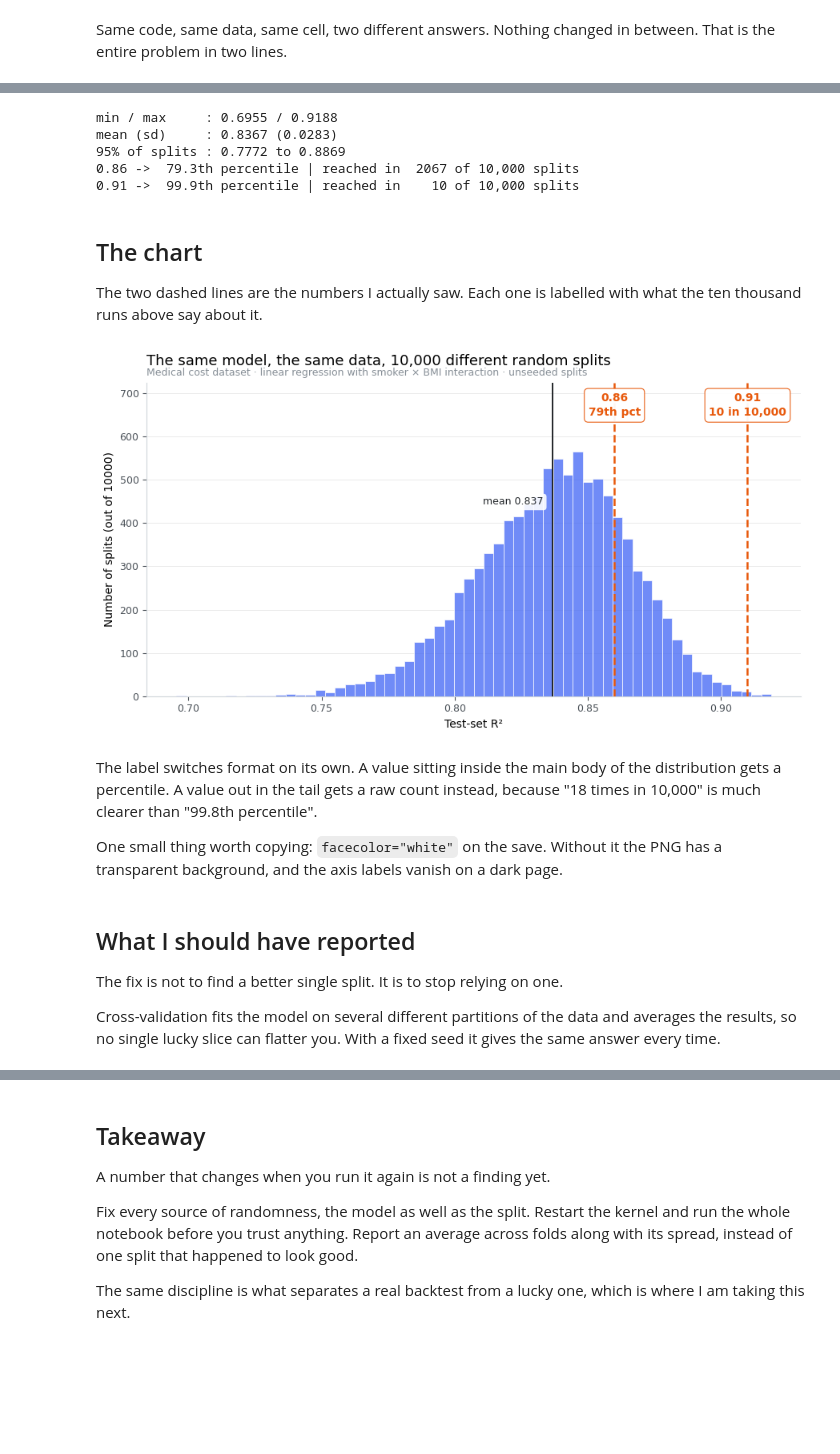
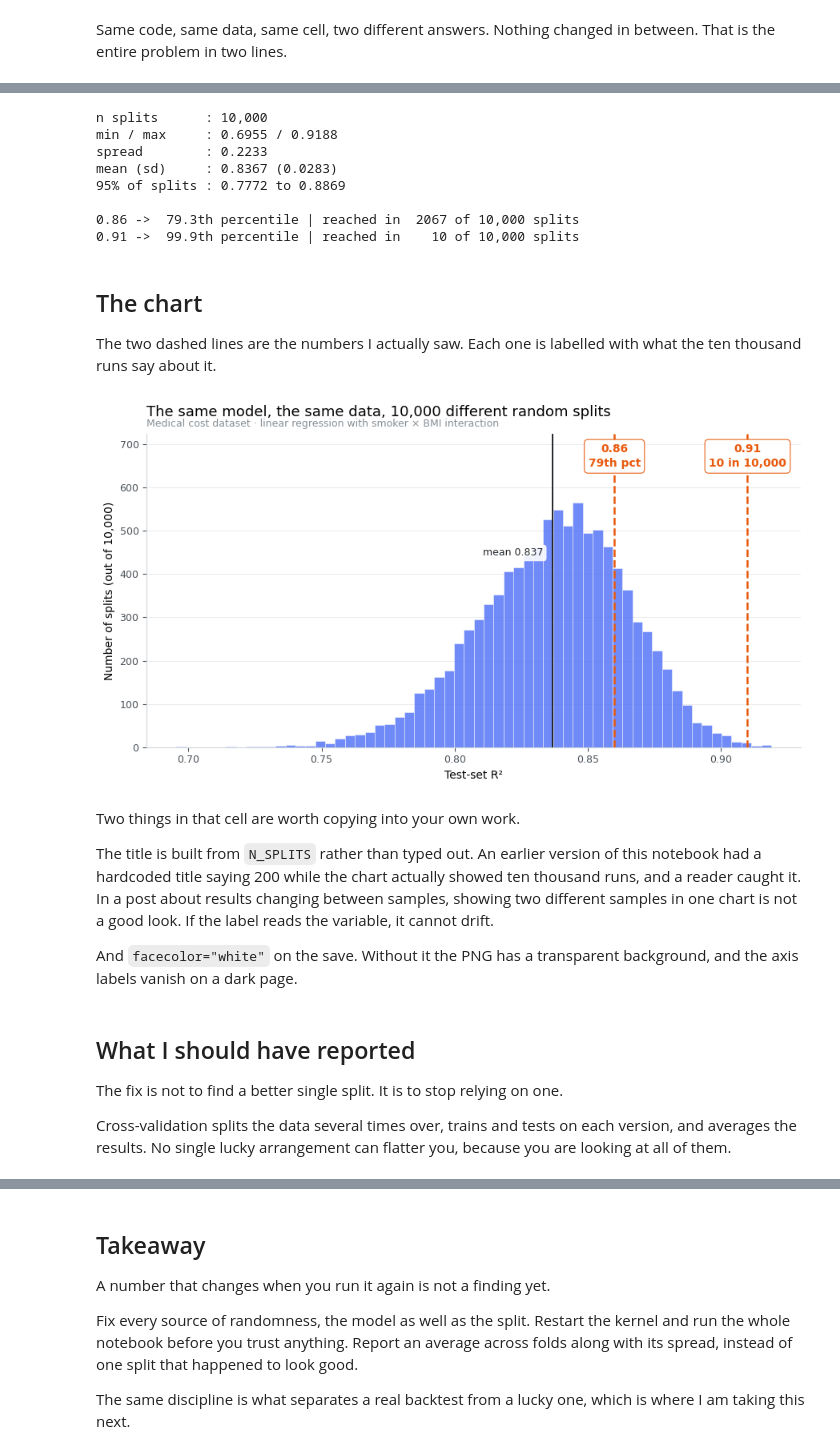
Before and after one commit to exanteblog/ex-ante-notebooks, a Jupyter notebook: 2026-09-r-squared/r2_split_variability.ipynb, the cells around one changed output, grey strips where cells are left out. Saved outputs shown, nothing was run; the diff lists cells and outputs as text; code cells hidden in the pictures; blank space fills up the shorter version.

```diff
--- a/2026-09-r-squared/r2_split_variability.ipynb
+++ b/2026-09-r-squared/r2_split_variability.ipynb
@@ -123,10 +128,11 @@ Run the next cell. Then run it again.
 # %%
 rng = np.random.default_rng(20260906)
+
 
 def fit_once(X, y, test_size=0.2):
     X_tr, X_te, y_tr, y_te = train_test_split(
         X, y, test_size=test_size,
-        random_state=int(rng.integers(0, 2**31 - 1))
+        random_state=int(rng.integers(0, 2**31 - 1)),
     )
     return LinearRegression().fit(X_tr, y_tr).score(X_te, y_te)
 
@@ -148,33 +154,39 @@ seconds and lets me put a real number on each of the two values I saw that night
 # %%
 N_SPLITS = 10_000
-MY_VALUES = [0.86, 0.91]
+MY_VALUES = [0.86, 0.91]   # the two numbers I saw that night
 
 scores = np.array([fit_once(X, y) for _ in range(N_SPLITS)])
 
 lo, hi = np.percentile(scores, [2.5, 97.5])
+print(f"n splits      : {N_SPLITS:,}")
 print(f"min / max     : {scores.min():.4f} / {scores.max():.4f}")
+print(f"spread        : {scores.max() - scores.min():.4f}")
 print(f"mean (sd)     : {scores.mean():.4f} ({scores.std():.4f})")
 print(f"95% of splits : {lo:.4f} to {hi:.4f}")
+print()
 
 for v in MY_VALUES:
     pct = (scores < v).mean() * 100
     hits = int((scores >= v).sum())
     print(f"{v:.2f} -> {pct:5.1f}th percentile | reached in {hits:>5} of {N_SPLITS:,} splits")
 # %% [output]
+n splits      : 10,000
 min / max     : 0.6955 / 0.9188
+spread        : 0.2233
 mean (sd)     : 0.8367 (0.0283)
 95% of splits : 0.7772 to 0.8869
+
 0.86 ->  79.3th percentile | reached in  2067 of 10,000 splits
 0.91 ->  99.9th percentile | reached in    10 of 10,000 splits
 # %% [markdown]
 ## The chart
 
 The two dashed lines are the numbers I actually saw. Each one is labelled with
-what the ten thousand runs above say about it.
+what the ten thousand runs say about it.
 # %%
 BLUE, ORANGE, INK, GREY = "#4C6EF5", "#E8590C", "#212529", "#868E96"
 
-# the labels are computed from the data, not typed in by hand
+# every label is computed from the data, never typed in by hand
 labels = {
     v: f"{v:.2f}\n{(scores < v).mean() * 100:.0f}th pct"
        if (scores >= v).sum() > N_SPLITS * 0.05
@@ -184,7 +196,7 @@ labels = {
 
 fig, ax = plt.subplots(figsize=(9, 5))
 
-ax.hist(scores, bins=60, color=BLUE, alpha=0.8, edgecolor="white", linewidth=0.6)
+ax.hist(scores, bins=60, color=BLUE, alpha=0.8, edgecolor="white", linewidth=0.4)
 
 # add headroom first so the labels cannot overlap the bars
 ax.set_ylim(0, ax.get_ylim()[1] * 1.22)
@@ -195,52 +207,58 @@ for v in MY_VALUES:
     ax.annotate(
         labels[v], xy=(v, top * 0.97), ha="center", va="top",
         fontsize=10, color=ORANGE, fontweight="bold", linespacing=1.4,
         bbox=dict(boxstyle="round,pad=0.35", fc="white", ec=ORANGE, lw=0.8, alpha=0.95),
         zorder=4,
     )
 
 ax.axvline(scores.mean(), color=INK, linewidth=1.4, zorder=3)
 ax.annotate(
     f"mean {scores.mean():.3f}", xy=(scores.mean(), top * 0.62),
     xytext=(-8, 0), textcoords="offset points", ha="right", va="center",
     fontsize=9, color=INK,
     bbox=dict(boxstyle="round,pad=0.3", fc="white", ec="none", alpha=0.9), zorder=4,
 )
 
-ax.set_xlabel("Test-set R²", fontsize=10)
-ax.set_ylabel(f"Number of splits (out of {N_SPLITS})", fontsize=10)
+# the title reads the variable, so it can never disagree with the data again
 ax.set_title(f"The same model, the same data, {N_SPLITS:,} different random splits",
              fontsize=13, pad=16, loc="left")
 ax.text(0, 1.015,
-        "Medical cost dataset · linear regression with smoker × BMI interaction · unseeded splits",
+        "Medical cost dataset · linear regression with smoker × BMI interaction",
         transform=ax.transAxes, fontsize=9, color=GREY, va="bottom")
+
+ax.set_xlabel("Test-set R²", fontsize=10)
+ax.set_ylabel(f"Number of splits (out of {N_SPLITS:,})", fontsize=10)
 
 ax.spines[["top", "right"]].set_visible(False)
 ax.spines[["left", "bottom"]].set_color("#CED4DA")
 ax.tick_params(colors="#495057", labelsize=9)
 ax.grid(axis="y", alpha=0.25, linewidth=0.7)
 ax.set_axisbelow(True)
 
 fig.tight_layout()
 fig.savefig("r2_distribution.png", dpi=200, bbox_inches="tight", facecolor="white")
 plt.show()
 # %% [output]
-[figure, old version]
+[figure, new version]
-# %% [markdown]
-The label switches format on its own. A value sitting inside the main body of the
-distribution gets a percentile. A value out in the tail gets a raw count instead,
-because "18 times in 10,000" is much clearer than "99.8th percentile".
-
-One small thing worth copying: `facecolor="white"` on the save. Without it the PNG
-has a transparent background, and the axis labels vanish on a dark page.
+# %% [markdown]
+Two things in that cell are worth copying into your own work.
+
+The title is built from `N_SPLITS` rather than typed out. An earlier version of
+this notebook had a hardcoded title saying 200 while the chart actually showed ten
+thousand runs, and a reader caught it. In a post about results changing between
+samples, showing two different samples in one chart is not a good look. If the
+label reads the variable, it cannot drift.
+
+And `facecolor="white"` on the save. Without it the PNG has a transparent
+background, and the axis labels vanish on a dark page.
 # %% [markdown]
 ## What I should have reported
 
 The fix is not to find a better single split. It is to stop relying on one.
 
-Cross-validation fits the model on several different partitions of the data and
-averages the results, so no single lucky slice can flatter you. With a fixed seed
-it gives the same answer every time.
+Cross-validation splits the data several times over, trains and tests on each
+version, and averages the results. No single lucky arrangement can flatter you,
+because you are looking at all of them.
 # %%
 cv = cross_val_score(LinearRegression(), X, y, cv=10, scoring="r2")
 
```
Also changed, not shown: parts of 7 cells of this notebook, 1 other file.
